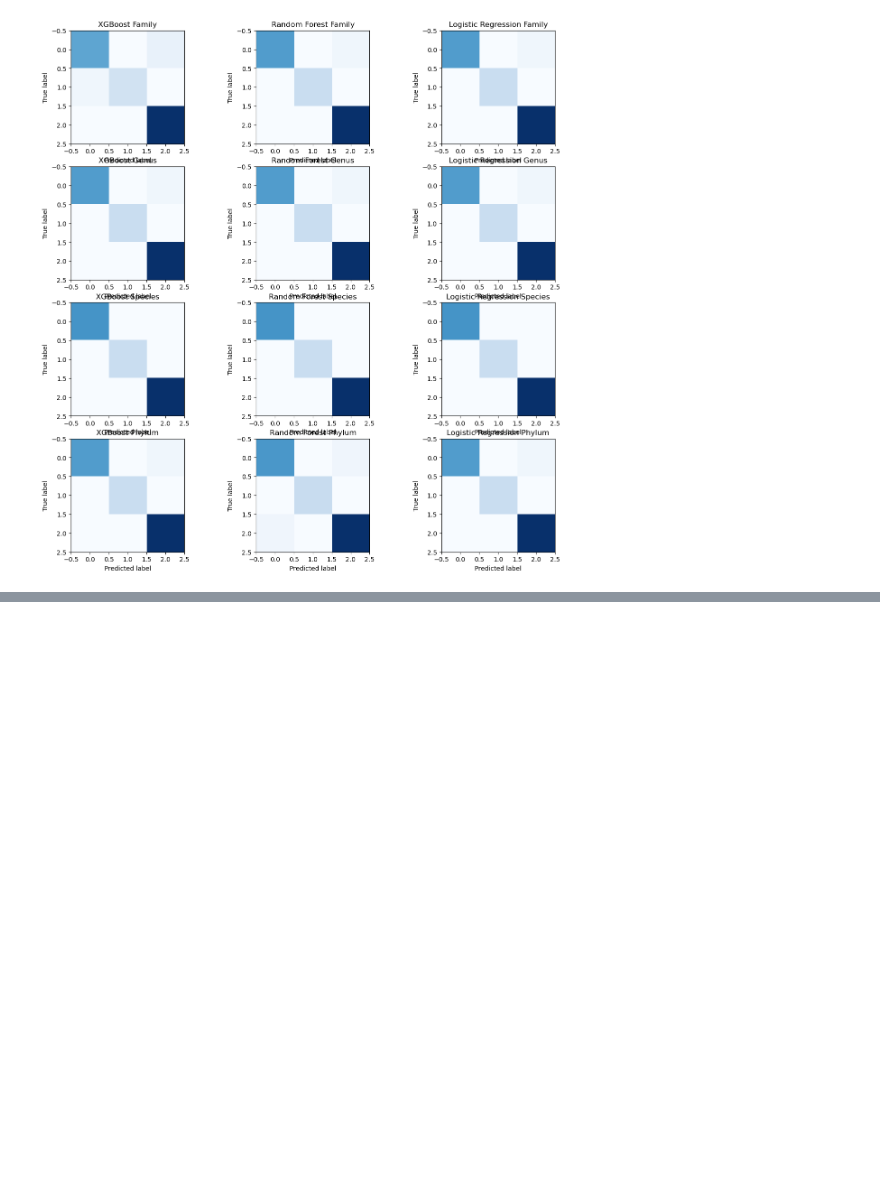
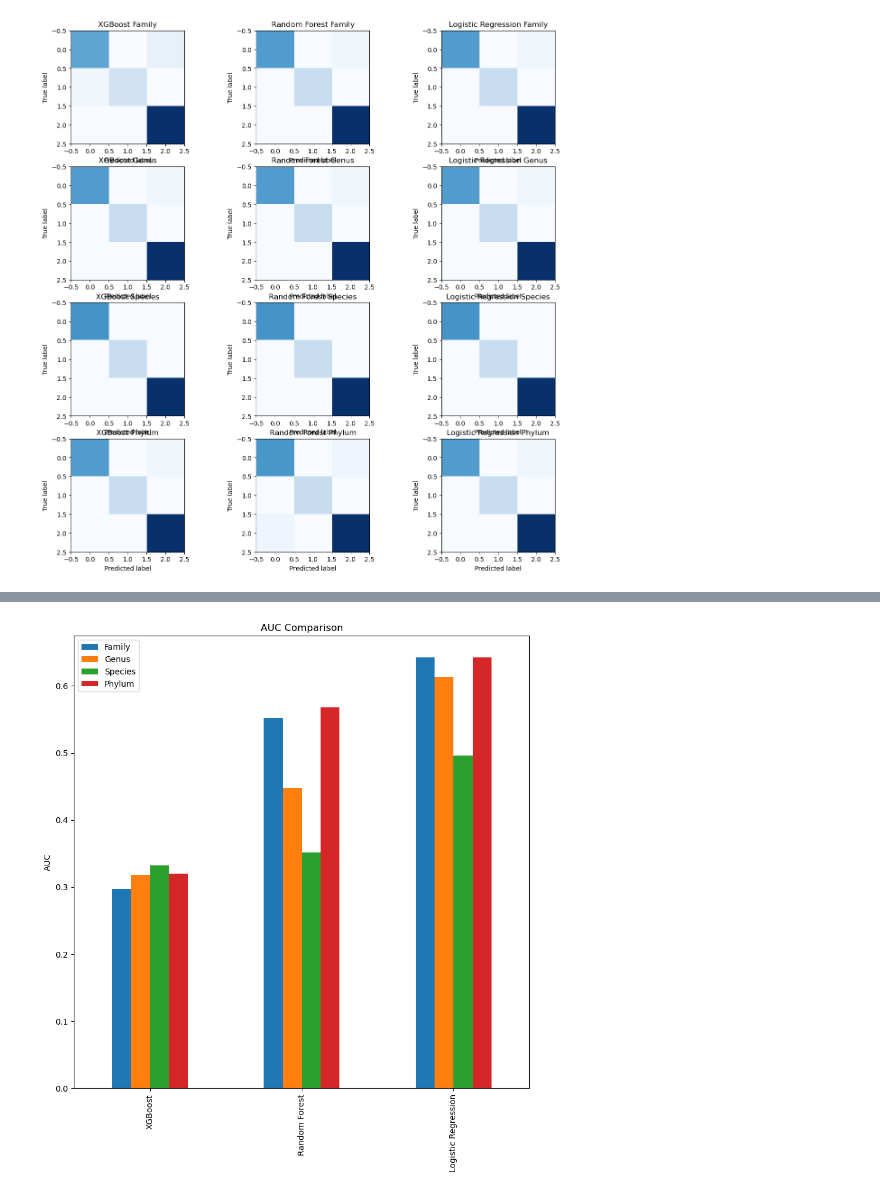
Before and after one commit to tianyi0216/ML_Microbiome, a Jupyter notebook: fumigation_predict.ipynb, the cells around one changed output, grey strips where cells are left out. Drawn from its saved outputs; the diff is of its cells as text; code cells hidden in the pictures; blank space fills up the shorter version.

```diff
--- a/fumigation_predict.ipynb
+++ b/fumigation_predict.ipynb
@@ -1141,0 +1337,19 @@ ValueError: Feature shape mismatch, expected: 305, got 43
+# %%
+# plot auc comparison
+
+
+data = {'Family': [auc_XGB_fam, auc_RF_fam, auc_lr_fam],
+        'Genus': [auc_XGB_genus, auc_RF_genus, auc_lr_genus],
+        'Species': [auc_XGB_spec, auc_RF_spec, auc_lr_spec],
+        'Phylum': [auc_XGB_phylum, auc_RF_phylum, auc_lr_phylum]}
+
+df = pd.DataFrame(data)
+
+# plot
+df.plot(kind='bar', figsize=(10, 10))
+plt.xticks(np.arange(3), ('XGBoost', 'Random Forest', 'Logistic Regression'))
+plt.ylabel('AUC')
+plt.title('AUC Comparison')
+plt.show()
+# %% [output]
+[figure, added]
```
Also changed, not shown: parts of 19 cells of this notebook.
